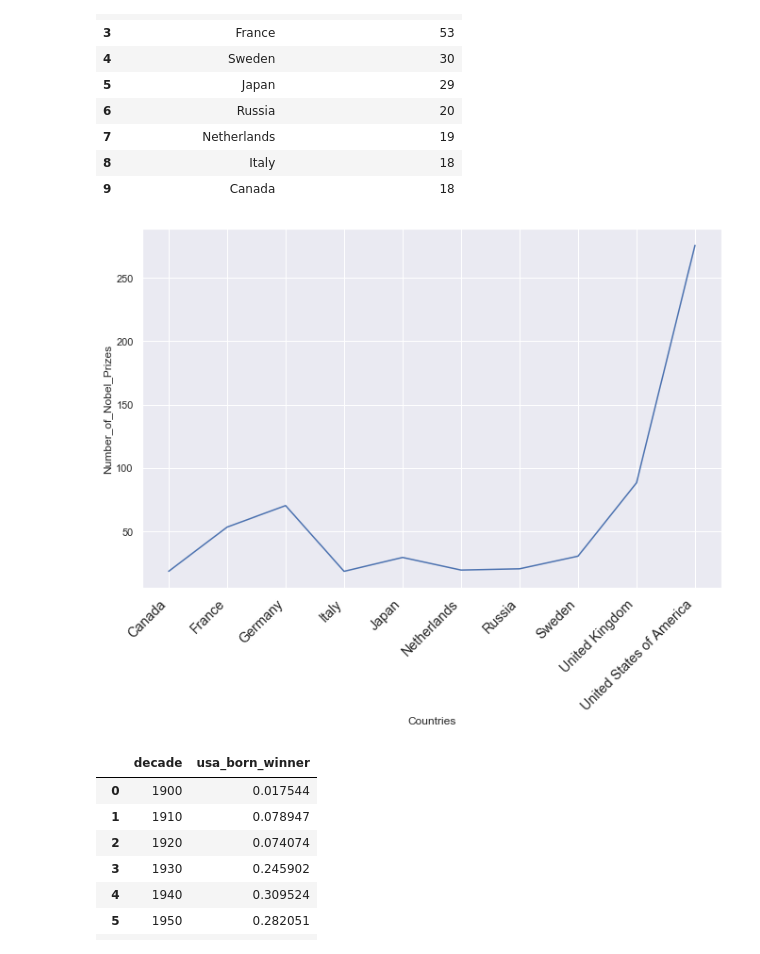
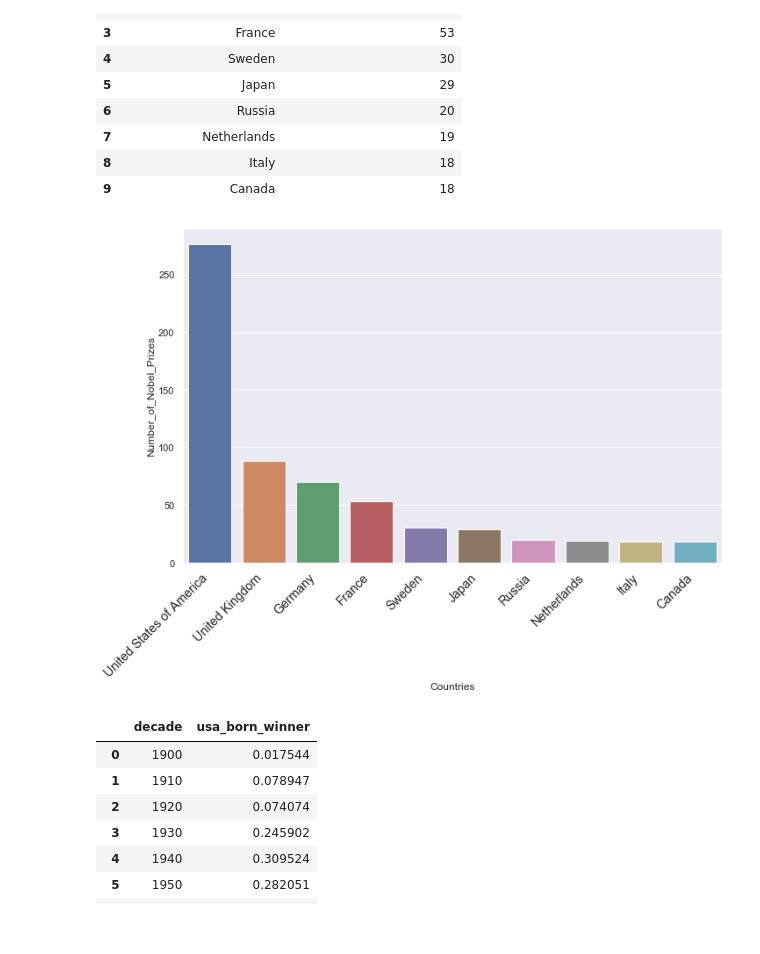
Before and after one commit to RamyR/DE-Project, a Jupyter notebook: noble_prize.ipynb, the cells around one changed output. Saved outputs shown, nothing was run; the diff lists cells and outputs as text; code cells hidden in the pictures.

Commit message:
So, who gets the Nobel Prize?

```diff
--- a/noble_prize.ipynb
+++ b/noble_prize.ipynb
@@ -136,26 +162,28 @@ u
 # %%
 sns.set()
 # and setting the size of all plots.
 import matplotlib.pyplot as plt
 plt.rcParams['figure.figsize'] = [11, 7]
 
+ax = sns.barplot(data=u,x="Countries", y="Number_of_Nobel_Prizes")
+
 # Plotting USA born winners
-ax = sns.lineplot(data=u, x="Countries", y="Number_of_Nobel_Prizes")
+# ax = sns.lineplot(data=u, x="Countries", y="Number_of_Nobel_Prizes")
 # ax.set_xticklabels(u['Countries'], rotation='vertical', fontsize=10)
 plt.xticks(
     rotation=45,
     horizontalalignment='right',
     fontweight='light',
     fontsize='large'
 )
 plt.show()
 
 
 # # Adding %-formatting to the y-axis
 # from matplotlib.ticker import PercentFormatter
 # ax.yaxis.set_major_formatter(PercentFormatter())
 # %% [output]
-[figure, old version]
+[figure, new version]
 # %%
 # Calculating the proportion of USA born winners per decade
 new_indu['usa_born_winner'] = new_indu["Birth Country"] == "United States of America"
```
Also changed, not shown: parts of 1 cell of this notebook.
